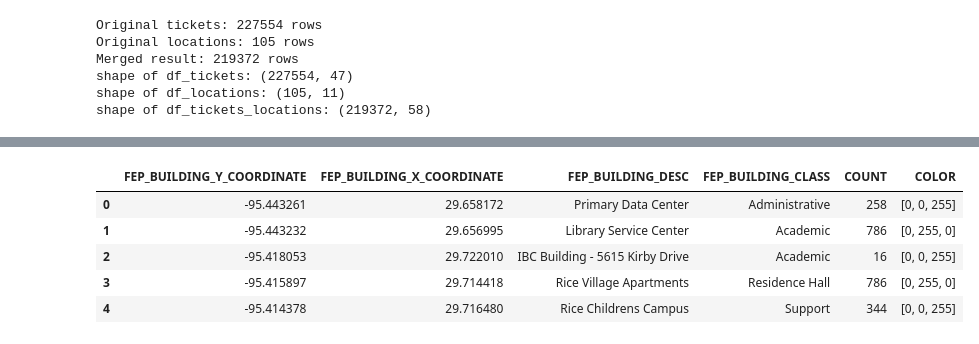
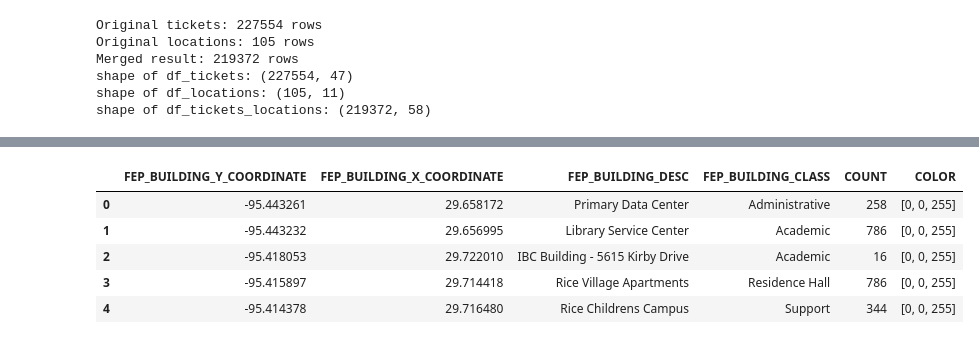
Before and after one commit to RiceD2KLab/TicketMastery_Sp26, a Jupyter notebook: src/data-exploration/ticket_heat_map.ipynb, the cells around one changed output, grey strips where cells are left out. Saved outputs shown, nothing was run; the diff lists cells and outputs as text; code cells hidden in the pictures.

```diff
--- a/src/data-exploration/ticket_heat_map.ipynb
+++ b/src/data-exploration/ticket_heat_map.ipynb
@@ -26,8 +27,3 @@ Merged result: 219372 rows
 shape of df_tickets: (227554, 47)
 shape of df_locations: (105, 11)
 shape of df_tickets_locations: (219372, 58)
-# %%
-# df_1 = pd.read_csv(r'C:\Users\EC712\OneDrive\Documents\school\DSCI_435\data_sheets\TICKETS_WITH_COORDS.csv')
-df_tickets_locations = df_tickets_locations.dropna(subset=['FEP_BUILDING_X_COORDINATE', 'FEP_BUILDING_Y_COORDINATE'])
-
-df_tickets_locations.head()
@@ -41,5 +30,5 @@ df_tickets_locations.head()
 # %%
-df_tickets_locations = df_tickets_locations[['FEP_BUILDING_X_COORDINATE', 'FEP_BUILDING_Y_COORDINATE', 'FEP_BUILDING_DESC', 'FEP_BUILDING_CLASS' ]]
+df_tickets_locations = df_tickets_locations[['FEP_BUILDING_X_COORDINATE', 'FEP_BUILDING_Y_COORDINATE', 'FEP_BUILDING_DESC', 'FEP_BUILDING_CLASS']]
 df_tickets_locations = df_tickets_locations.groupby(['FEP_BUILDING_Y_COORDINATE', 'FEP_BUILDING_X_COORDINATE',  'FEP_BUILDING_DESC', 'FEP_BUILDING_CLASS']).size().reset_index(name='COUNT')
 
 
@@ -54,37 +43,37 @@ df_tickets_locations = df_tickets_locations.groupby(['FEP_BUILDING_Y_COORDINATE'
 # scatter = ax.scatter(
 #     df_tickets_locations['FEP_BUILDING_X_COORDINATE'],
 #     df_tickets_locations['FEP_BUILDING_Y_COORDINATE'],
 #     s=df_tickets_locations['COUNT'] * 50,  # Scale the count to marker size
 #     alpha=0.6,
 #     c=df_tickets_locations['COUNT'],
 #     cmap='viridis',
 #     edgecolors='black',
 #     linewidth=0.5
 # )
 
 # ax.set_xlabel('X Coordinate')
 # ax.set_ylabel('Y Coordinate')
 # ax.set_title('Building Locations by Number of Tickets')
 
 # # Add colorbar to show COUNT values
 # cbar = plt.colorbar(scatter, ax=ax)
 # cbar.set_label('Number of Tickets (COUNT)')
 
 # plt.tight_layout()
 # plt.show()
 
 colors = {0: [0, 0, 255], 1: [0, 255, 0], 2: [255, 255, 0], 3: [255, 127, 0], 4: [255, 0, 0]}
 
-df_tickets_locations['COLOR'] = pd.qcut(df_tickets_locations['COUNT'], q=5, labels=False, duplicates='drop')
+df_tickets_locations['COLOR'] = pd.cut(df_tickets_locations['COUNT'], bins=5, labels=False)
 df_tickets_locations['COLOR'] = df_tickets_locations['COLOR'].map(colors)
 
 df_tickets_locations.head()
 # %% [output]
 |  | FEP_BUILDING_Y_COORDINATE | FEP_BUILDING_X_COORDINATE | FEP_BUILDING_DESC | FEP_BUILDING_CLASS | COUNT | COLOR |
 | 0 | -95.443261 | 29.658172 | Primary Data Center | Administrative | 258 | [0, 0, 255] |
-| 1 | -95.443232 | 29.656995 | Library Service Center | Academic | 786 | [0, 255, 0] |
+| 1 | -95.443232 | 29.656995 | Library Service Center | Academic | 786 | [0, 0, 255] |
 | 2 | -95.418053 | 29.722010 | IBC Building - 5615 Kirby Drive | Academic | 16 | [0, 0, 255] |
-| 3 | -95.415897 | 29.714418 | Rice Village Apartments | Residence Hall | 786 | [0, 255, 0] |
+| 3 | -95.415897 | 29.714418 | Rice Village Apartments | Residence Hall | 786 | [0, 0, 255] |
 | 4 | -95.414378 | 29.716480 | Rice Childrens Campus | Support | 344 | [0, 0, 255] |
 # %%
 records = df_tickets_locations.to_dict('records')
```
Also changed, not shown: parts of 4 cells of this notebook.
